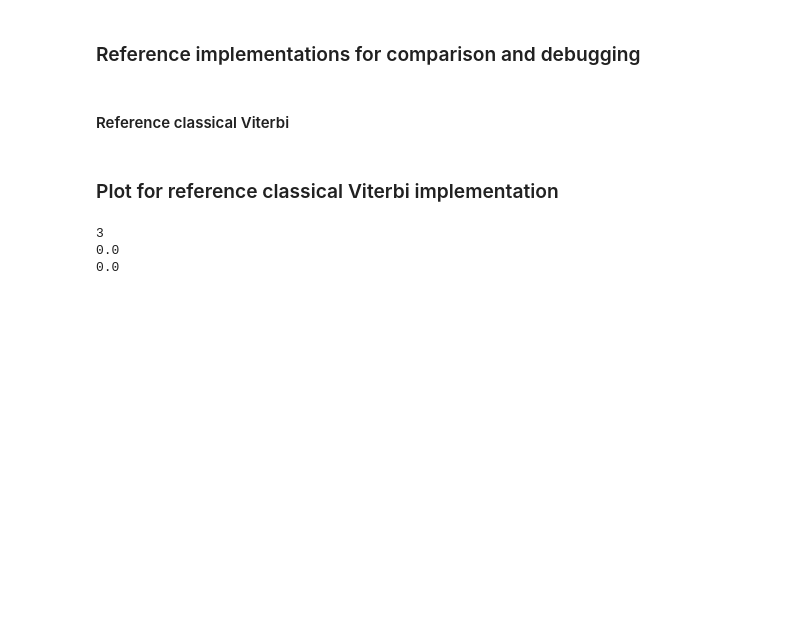
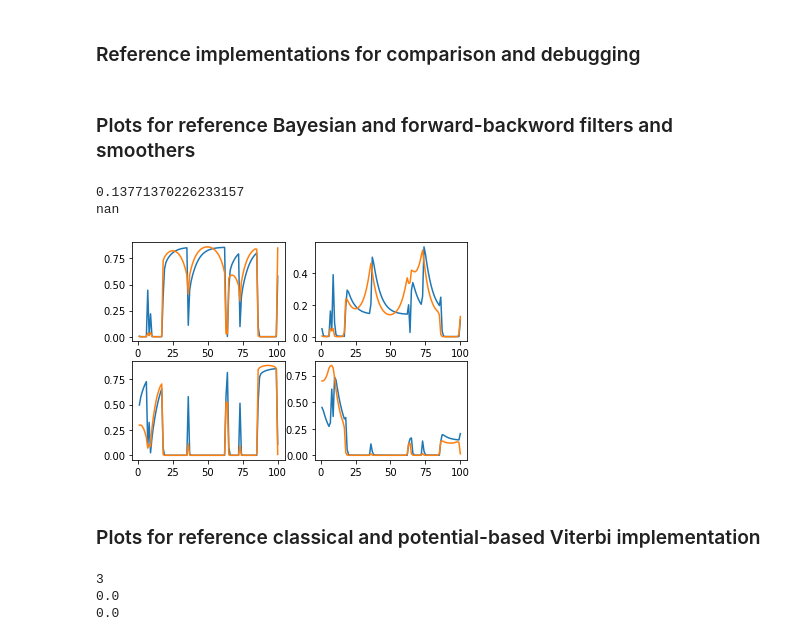
Before and after one commit to EEA-sensors/sequential-parallelization-examples, a Jupyter notebook: python/temporal-parallelization-inference-in-HMMs/phmm_potentials.ipynb, the cells around one changed output. Saved outputs shown, nothing was run; the diff lists cells and outputs as text; code cells hidden in the pictures; blank space fills up the shorter version.

Commit message:
classical Bayesian FS and parallel version of it

```diff
--- a/python/temporal-parallelization-inference-in-HMMs/parallel_viterbi_tf.ipynb
+++ b/python/temporal-parallelization-inference-in-HMMs/phmm_potentials.ipynb
@@ -212,2 +149,0 @@ def ref_viterbi_classic(model,Y):
-# %% [markdown]
-#### Reference classical Viterbi
@@ -217,3 +387,20 @@ print(ref_max_prob1)
+# %% [markdown]
+### Plots for reference Bayesian and  forward-backword filters and smoothers
+# %%
+ref_bayes_fs,ref_bayes_ss = ref_bayes_filter_smoother(model,Y)
+ref_fwdbwd_fs,ref_fwdbwd_ss,ref_fwdbwd_psi_f,ref_fwdbwd_psi_b = ref_fwdbwd_filter_smoother(model,Y)
+print(max([max(abs(a-b)) for a,b in zip(ref_fwdbwd_fs,ref_bayes_fs)]))
+print(max([max(abs(a-b)) for a,b in zip(ref_fwdbwd_ss,ref_bayes_ss)]))
+
+plt.clf()
+for i in range(4):
+    plt.subplot(2,2,i+1)
+    plt.plot(T[0:steps],[p[i] for p in ref_bayes_fs[0:steps]],T[0:steps],[p[i] for p in ref_bayes_ss[0:steps]])
+plt.show()
+# %% [output]
+0.13771370226233157
+nan
+[figure, added]
 # %% [markdown]
-### Plot for reference classical  Viterbi implementation
+### Plots for reference classical and potential-based Viterbi implementation
 # %%
```
Also changed, not shown: parts of 78 cells of this notebook, 2 other files.
